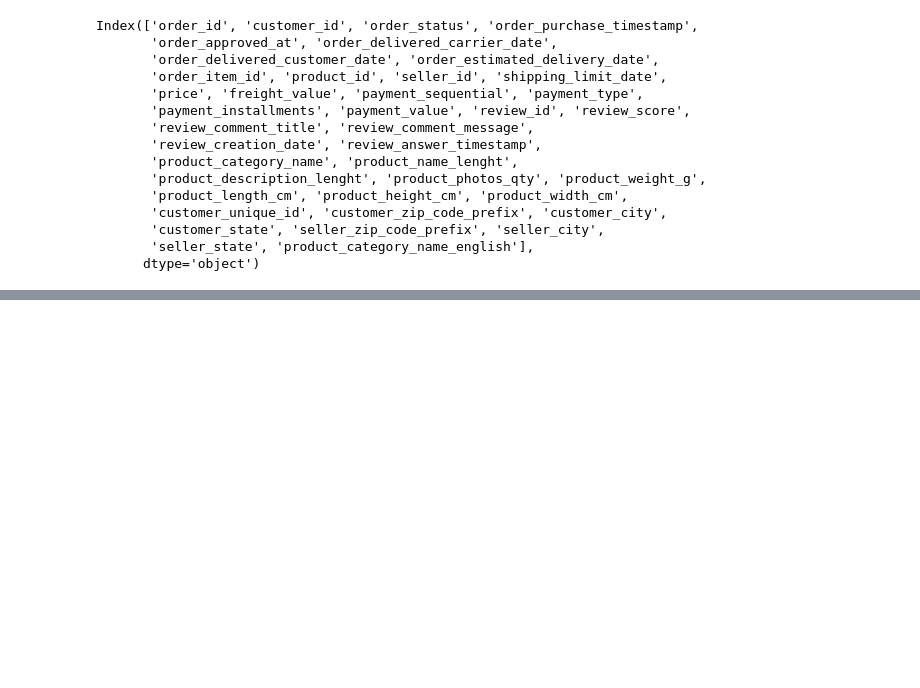
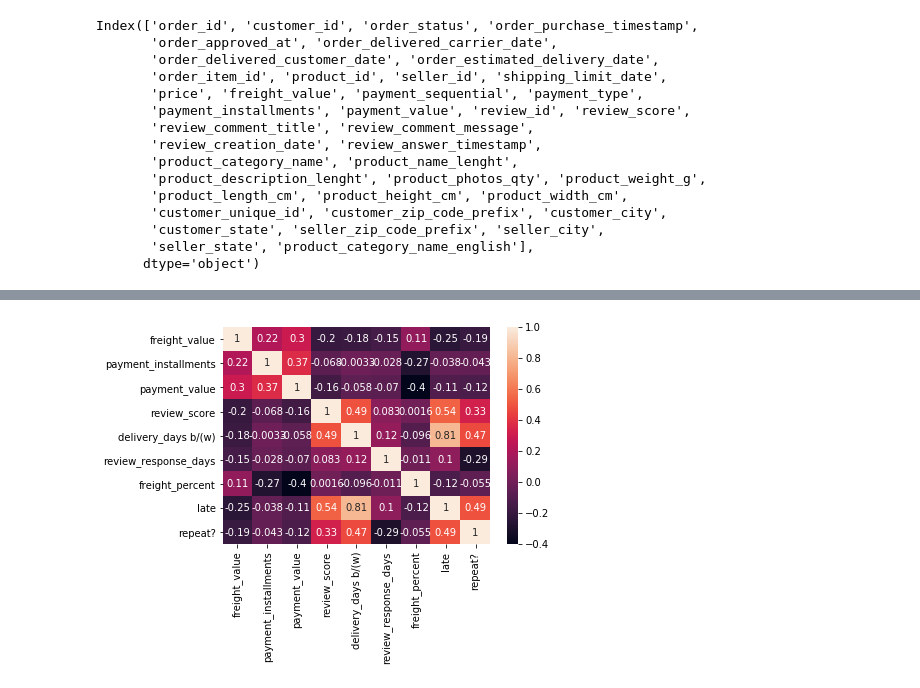
Before and after one commit to lsebahar/Lazuli-Ecommerce-Consulting, a Jupyter notebook: Levi/repeated_customer_analysis.ipynb, the cells around one changed output, grey strips where cells are left out. Drawn from its saved outputs; the diff is of its cells as text; code cells hidden in the pictures; blank space fills up the shorter version.

Commit message:
Includes correlation matrix and unrefined logistic regression results.

```diff
--- a/Levi/repeated_customer_analysis.ipynb
+++ b/Levi/repeated_customer_analysis.ipynb
@@ -229,0 +238,2 @@ first_order_df
+# %%
+repeat_df = df_clean.loc[df_clean['repeat?'] == 1]
@@ -229,0 +256,6 @@ first_order_df
+# %%
+non_repeat_df = df_clean.loc[df_clean['repeat?'] == 0]
+# %%
+non_repeat_df = non_repeat_df.iloc[:1000]
+# %%
+even_df = pd.concat([repeat_df,non_repeat_df])
@@ -229,0 +280,6 @@ first_order_df
+# %%
+corrMatrix = even_df.corr()
+sns.heatmap(corrMatrix, annot=True)
+plt.show()
+# %% [output]
+[figure, added]
```
Also changed, not shown: parts of 34 cells of this notebook, 1 other file.
